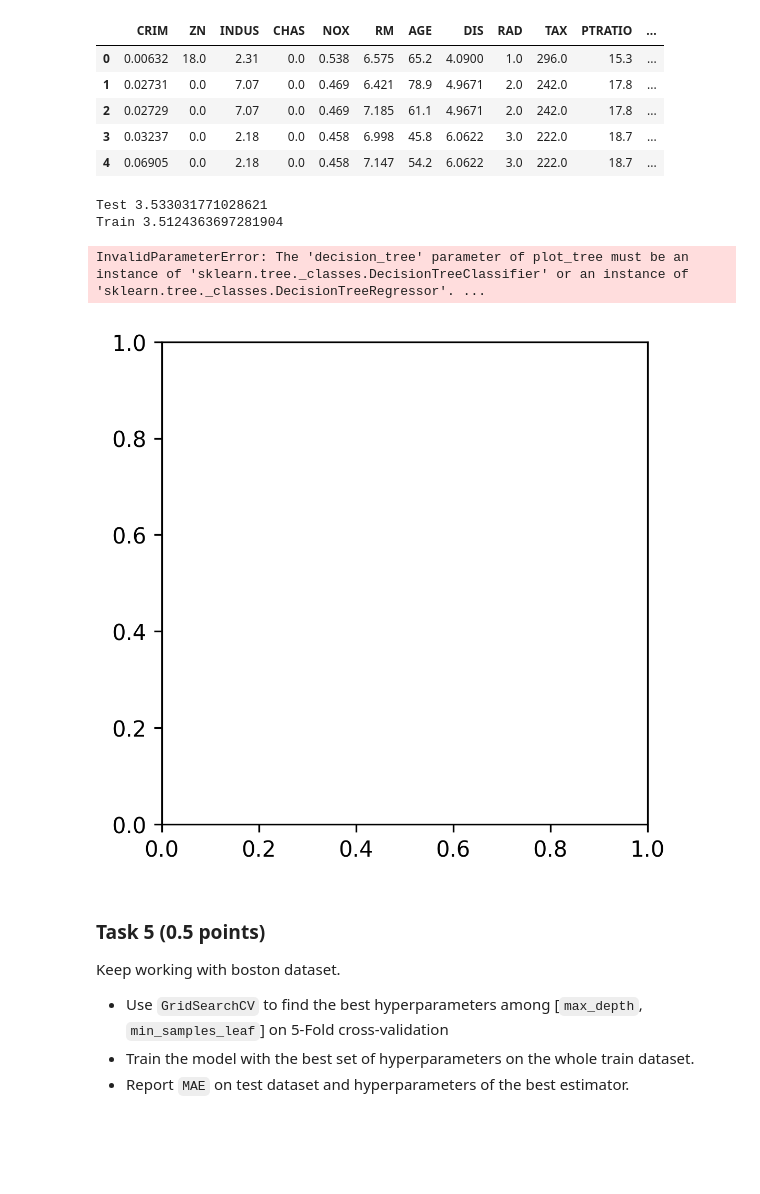
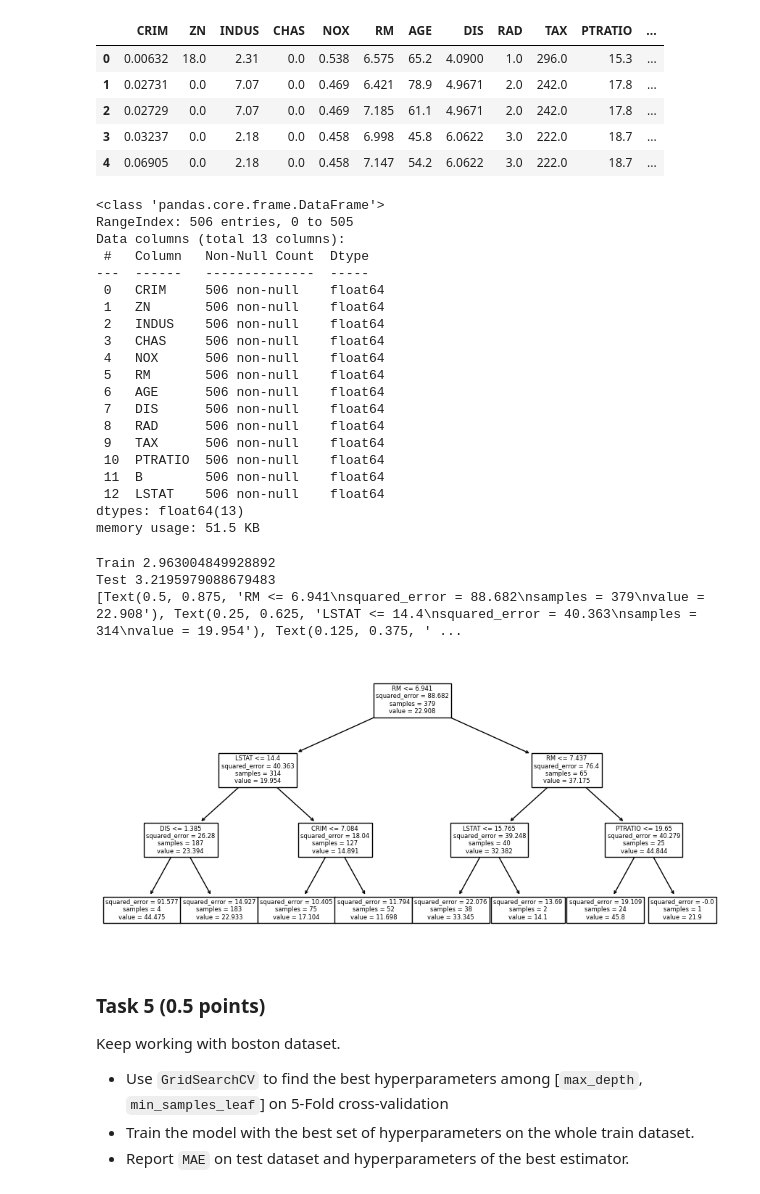
Before and after one commit to Bogdan108/ML, a Jupyter notebook: HW/HW_4/hw4_2023.ipynb, the cells around one changed output. Saved outputs shown, nothing was run; the diff lists cells and outputs as text; code cells hidden in the pictures; blank space fills up the shorter version.

```diff
--- a/HW/HW_4/hw4_2023.ipynb
+++ b/HW/HW_4/hw4_2023.ipynb
@@ -420,30 +420,55 @@ df.head()
 | 2 | 0.02729 | 0.0 | 7.07 | 0.0 | 0.469 | 7.185 | 61.1 | 4.9671 | 2.0 | 242.0 | 17.8 | ... |
 | 3 | 0.03237 | 0.0 | 2.18 | 0.0 | 0.458 | 6.998 | 45.8 | 6.0622 | 3.0 | 222.0 | 18.7 | ... |
 | 4 | 0.06905 | 0.0 | 2.18 | 0.0 | 0.458 | 7.147 | 54.2 | 6.0622 | 3.0 | 222.0 | 18.7 | ... |
+# %%
+df.info()
+# %% [output]
+<class 'pandas.core.frame.DataFrame'>
+RangeIndex: 506 entries, 0 to 505
+Data columns (total 13 columns):
+ #   Column   Non-Null Count  Dtype
+---  ------   --------------  -----
+ 0   CRIM     506 non-null    float64
+ 1   ZN       506 non-null    float64
+ 2   INDUS    506 non-null    float64
+ 3   CHAS     506 non-null    float64
+ 4   NOX      506 non-null    float64
+ 5   RM       506 non-null    float64
+ 6   AGE      506 non-null    float64
+ 7   DIS      506 non-null    float64
+ 8   RAD      506 non-null    float64
+ 9   TAX      506 non-null    float64
+ 10  PTRATIO  506 non-null    float64
+ 11  B        506 non-null    float64
+ 12  LSTAT    506 non-null    float64
+dtypes: float64(13)
+memory usage: 51.5 KB
 # %%
 from sklearn.metrics import mean_absolute_error
 from sklearn.model_selection import train_test_split
 import graphviz
+
 from sklearn import tree
-
+#X = df
+#y = pd.DataFrame(data.target, columns=['price'])
 X_train, X_test, y_train, y_test = train_test_split(df, data.target, \
                                                     test_size=0.25, random_state=42)
 
-custom_tree = MyDecisionTreeRegressor(max_depth=3, min_samples_leaf=1, min_samples_split=2)
+#custom_tree = DecisionTreeRegressor(max_depth=3, min_samples_leaf=1, min_samples_split=2)
+custom_tree = tree.DecisionTreeRegressor(max_depth=3,min_samples_split=2, min_samples_leaf=1)
 custom_tree.fit(X_train, y_train)
 pred_test = custom_tree.predict(X_test)
 pred_train = custom_tree.predict(X_train)
 
+print("Train",mean_absolute_error(y_train,pred_train))
 print("Test",mean_absolute_error(y_test,pred_test))
-print("Train",mean_absolute_error(y_train,pred_train))
 
-fig, axes = plt.subplots(nrows = 1, ncols = 1, figsize = (4,4), dpi = 300)
-tree.plot_tree(custom_tree)
+print(tree.plot_tree(custom_tree,feature_names = data.feature_names))
 # %% [output]
-Test 3.533031771028621
-Train 3.5124363697281904
+Train 2.963004849928892
+Test 3.2195979088679483
+[Text(0.5, 0.875, 'RM <= 6.941\nsquared_error = 88.682\nsamples = 379\nvalue = 22.908'), Text(0.25, 0.625, 'LSTAT <= 14.4\nsquared_error = 40.363\nsamples = 314\nvalue = 19.954'), Text(0.125, 0.375, ' ...
-InvalidParameterError: The 'decision_tree' parameter of plot_tree must be an instance of 'sklearn.tree._classes.DecisionTreeClassifier' or an instance of 'sklearn.tree._classes.DecisionTreeRegressor'. ...
-[figure, old version]
+[figure, new version]
 # %% [markdown]
 ### Task 5 <a id="task5"></a>  (0.5 points)
 
```
Also changed, not shown: parts of 5 cells of this notebook, 2 other files.
